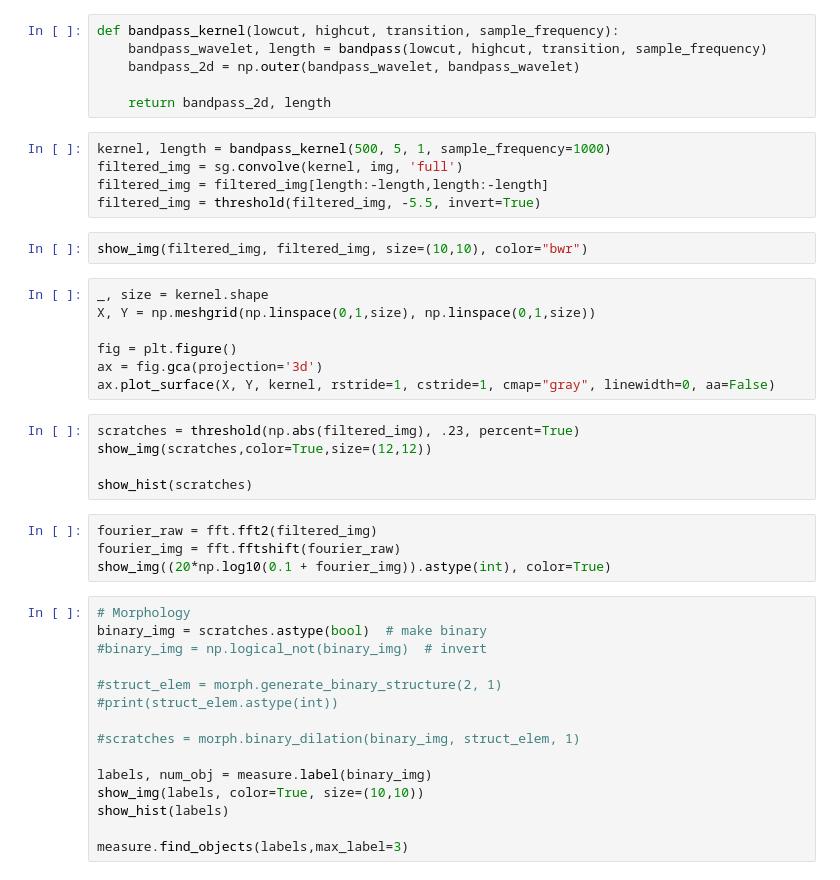
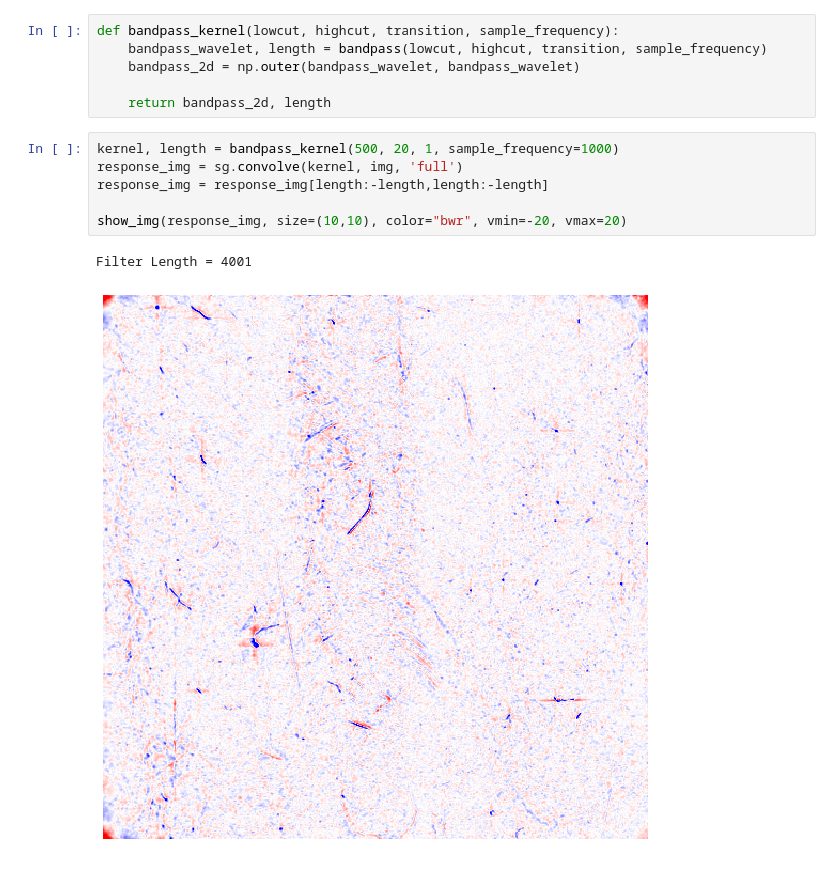
Before and after one commit to felixschloesser/DetectScratches, a Jupyter notebook: notebooks/applications/bearing_bandpass.ipynb, the cells around one changed output. Cells and saved outputs as stored; diff of their text form.

```diff
--- a/notebooks/applications/bearing_bandpass.ipynb
+++ b/notebooks/applications/bearing_bandpass.ipynb
@@ -23,40 +29,11 @@ def bandpass_kernel(lowcut, highcut, transition, sample_frequency):
 
     return bandpass_2d, length
 # %%
-kernel, length = bandpass_kernel(500, 5, 1, sample_frequency=1000)
-filtered_img = sg.convolve(kernel, img, 'full')
-filtered_img = filtered_img[length:-length,length:-length]
-filtered_img = threshold(filtered_img, -5.5, invert=True)
+kernel, length = bandpass_kernel(500, 20, 1, sample_frequency=1000)
+response_img = sg.convolve(kernel, img, 'full')
+response_img = response_img[length:-length,length:-length]
+
+show_img(response_img, size=(10,10), color="bwr", vmin=-20, vmax=20)
+# %% [output]
+Filter Length = 4001
+[figure, added]
-# %%
-show_img(filtered_img, filtered_img, size=(10,10), color="bwr")
-# %%
-_, size = kernel.shape
-X, Y = np.meshgrid(np.linspace(0,1,size), np.linspace(0,1,size))
-
-fig = plt.figure()
-ax = fig.gca(projection='3d')
-ax.plot_surface(X, Y, kernel, rstride=1, cstride=1, cmap="gray", linewidth=0, aa=False)
-# %%
-scratches = threshold(np.abs(filtered_img), .23, percent=True)
-show_img(scratches,color=True,size=(12,12))
-
-show_hist(scratches)
-# %%
-fourier_raw = fft.fft2(filtered_img)
-fourier_img = fft.fftshift(fourier_raw)
-show_img((20*np.log10(0.1 + fourier_img)).astype(int), color=True)
-# %%
-# Morphology
-binary_img = scratches.astype(bool)  # make binary
-#binary_img = np.logical_not(binary_img)  # invert
-
-#struct_elem = morph.generate_binary_structure(2, 1)
-#print(struct_elem.astype(int))
-
-#scratches = morph.binary_dilation(binary_img, struct_elem, 1)
-
-labels, num_obj = measure.label(binary_img)
-show_img(labels, color=True, size=(10,10))
-show_hist(labels)
-
-measure.find_objects(labels,max_label=3)
```
Also changed, not shown: parts of 14 cells of this notebook, 8 other files.
